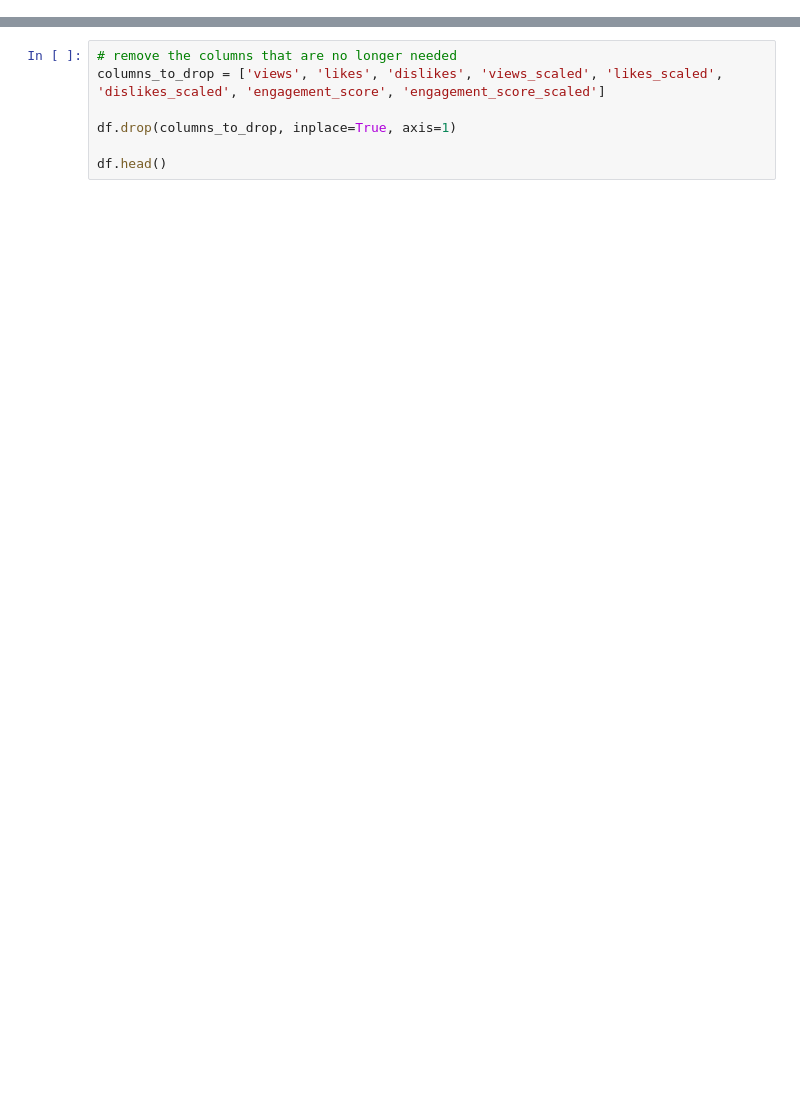
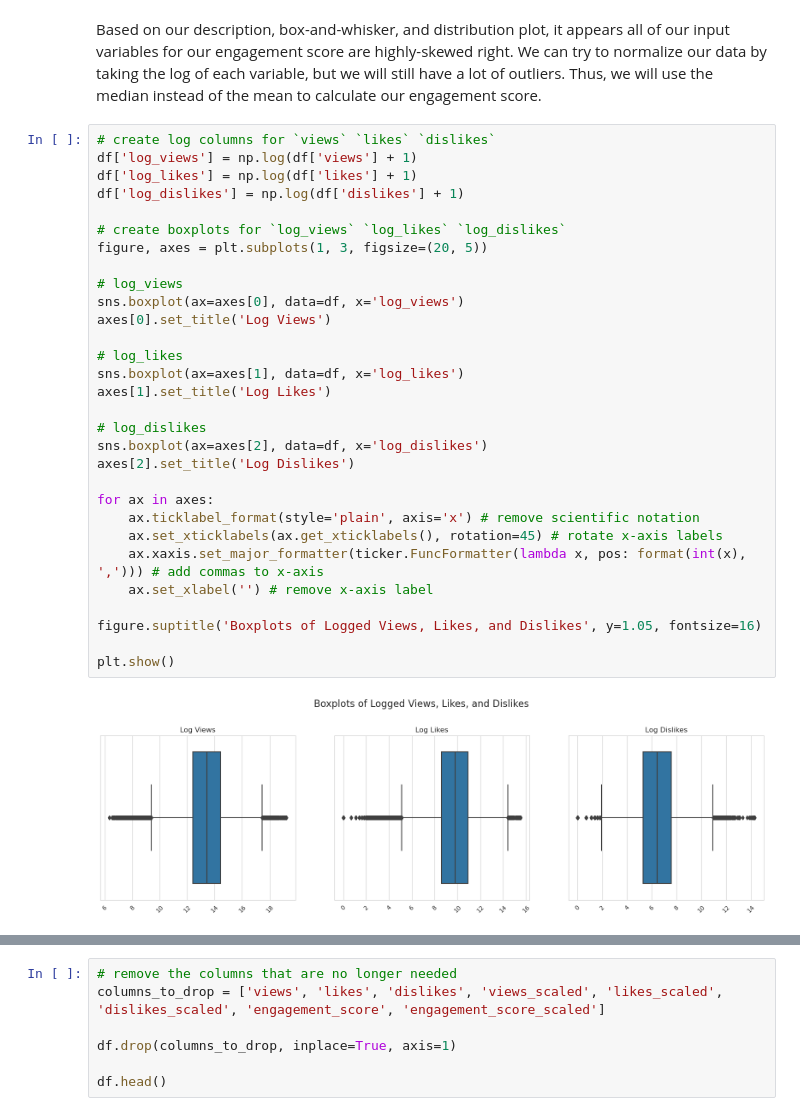
Before and after one commit to sjmfirestone/comp-4448-final-project, a Jupyter notebook: video-popularity.ipynb, the cells around one changed output, grey strips where cells are left out. Cells and saved outputs as stored; diff of their text form; blank space fills up the shorter version.

```diff
--- a/video-popularity.ipynb
+++ b/video-popularity.ipynb
@@ -238,0 +169,34 @@ df.head()
+# %% [markdown]
+Based on our description, box-and-whisker, and distribution plot, it appears all of our input variables for our engagement score are highly-skewed right. We can try to normalize our data by taking the log of each variable, but we will still have a lot of outliers. Thus, we will use the median instead of the mean to calculate our engagement score.
+# %%
+# create log columns for `views` `likes` `dislikes`
+df['log_views'] = np.log(df['views'] + 1)
+df['log_likes'] = np.log(df['likes'] + 1)
+df['log_dislikes'] = np.log(df['dislikes'] + 1)
+
+# create boxplots for `log_views` `log_likes` `log_dislikes`
+figure, axes = plt.subplots(1, 3, figsize=(20, 5))
+
+# log_views
+sns.boxplot(ax=axes[0], data=df, x='log_views')
+axes[0].set_title('Log Views')
+
+# log_likes
+sns.boxplot(ax=axes[1], data=df, x='log_likes')
+axes[1].set_title('Log Likes')
+
+# log_dislikes
+sns.boxplot(ax=axes[2], data=df, x='log_dislikes')
+axes[2].set_title('Log Dislikes')
+
+for ax in axes:
+    ax.ticklabel_format(style='plain', axis='x') # remove scientific notation
+    ax.set_xticklabels(ax.get_xticklabels(), rotation=45) # rotate x-axis labels
+    ax.xaxis.set_major_formatter(ticker.FuncFormatter(lambda x, pos: format(int(x), ','))) # add commas to x-axis
+    ax.set_xlabel('') # remove x-axis label
+
+figure.suptitle('Boxplots of Logged Views, Likes, and Dislikes', y=1.05, fontsize=16)
+
+plt.show()
+# %% [output]
+[figure, added]
```
Also changed, not shown: parts of 60 cells of this notebook.
